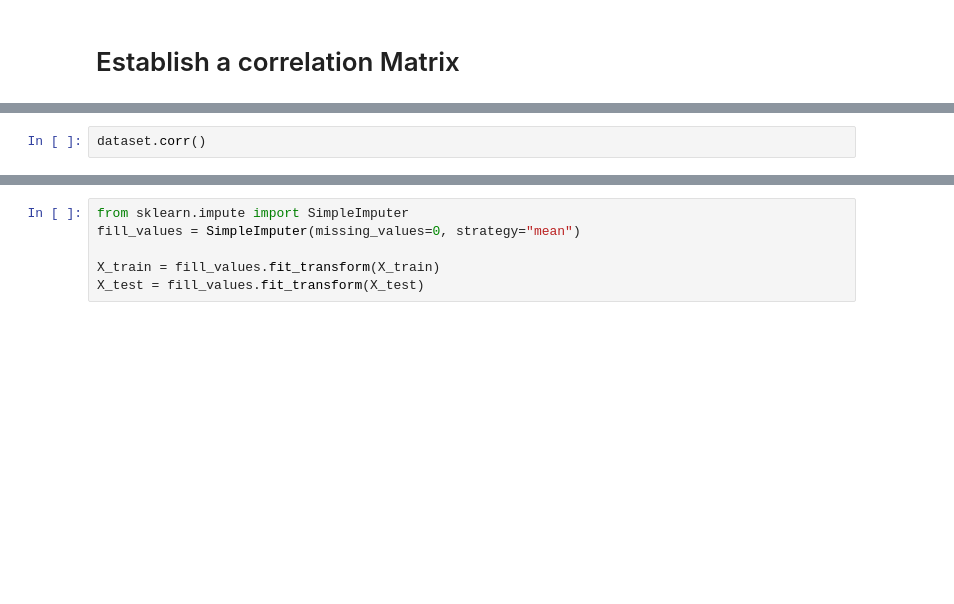
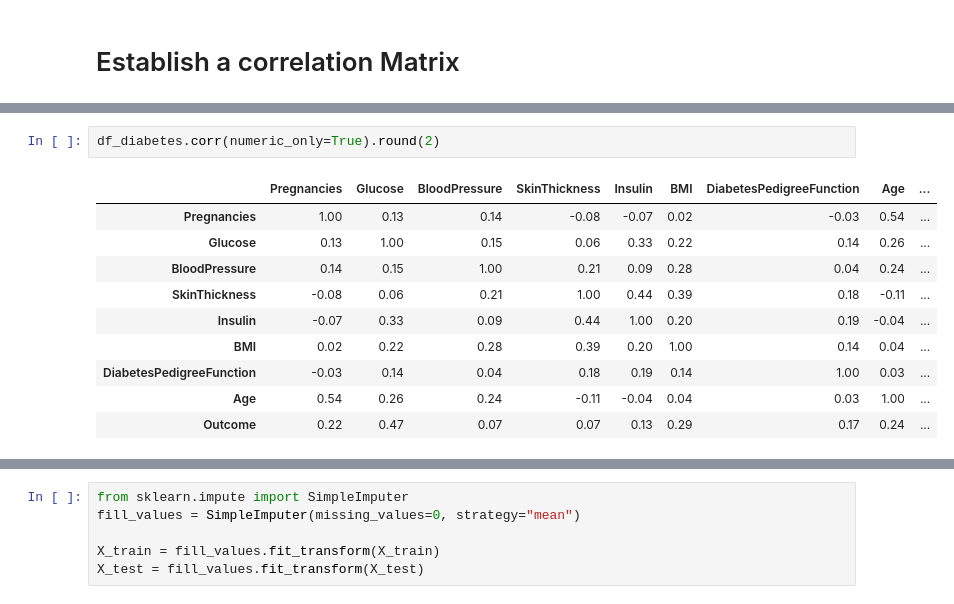
Before and after one commit to JoeEberle/diabetes_risk_stratification, a Jupyter notebook: Diabetes Risk Stratification - Demographic with SIM.ipynb, the cells around one changed output, grey strips where cells are left out. Cells and saved outputs as stored; diff of their text form; blank space fills up the shorter version.

```diff
--- a/Diabetes Risk Stratification - Demographic with SIM.ipynb
+++ b/Diabetes Risk Stratification - Demographic with SIM.ipynb
@@ -81,4 +298,15 @@ g=sns.heatmap(dataset[top_correlation_features].corr(),annot=True,cmap="RdYlGn")
-# %%
-dataset.corr()
+# %%
+df_diabetes.corr(numeric_only=True).round(2)
+# %% [output]
+|  | Pregnancies | Glucose | BloodPressure | SkinThickness | Insulin | BMI | DiabetesPedigreeFunction | Age | ... |
+| Pregnancies | 1.00 | 0.13 | 0.14 | -0.08 | -0.07 | 0.02 | -0.03 | 0.54 | ... |
+| Glucose | 0.13 | 1.00 | 0.15 | 0.06 | 0.33 | 0.22 | 0.14 | 0.26 | ... |
+| BloodPressure | 0.14 | 0.15 | 1.00 | 0.21 | 0.09 | 0.28 | 0.04 | 0.24 | ... |
+| SkinThickness | -0.08 | 0.06 | 0.21 | 1.00 | 0.44 | 0.39 | 0.18 | -0.11 | ... |
+| Insulin | -0.07 | 0.33 | 0.09 | 0.44 | 1.00 | 0.20 | 0.19 | -0.04 | ... |
+| BMI | 0.02 | 0.22 | 0.28 | 0.39 | 0.20 | 1.00 | 0.14 | 0.04 | ... |
+| DiabetesPedigreeFunction | -0.03 | 0.14 | 0.04 | 0.18 | 0.19 | 0.14 | 1.00 | 0.03 | ... |
+| Age | 0.54 | 0.26 | 0.24 | -0.11 | -0.04 | 0.04 | 0.03 | 1.00 | ... |
+| Outcome | 0.22 | 0.47 | 0.07 | 0.07 | 0.13 | 0.29 | 0.17 | 0.24 | ... |
 # %%
 diabetes_map = {True: 1, False: 0}
```
Also changed, not shown: parts of 31 cells of this notebook, 4 other files.
